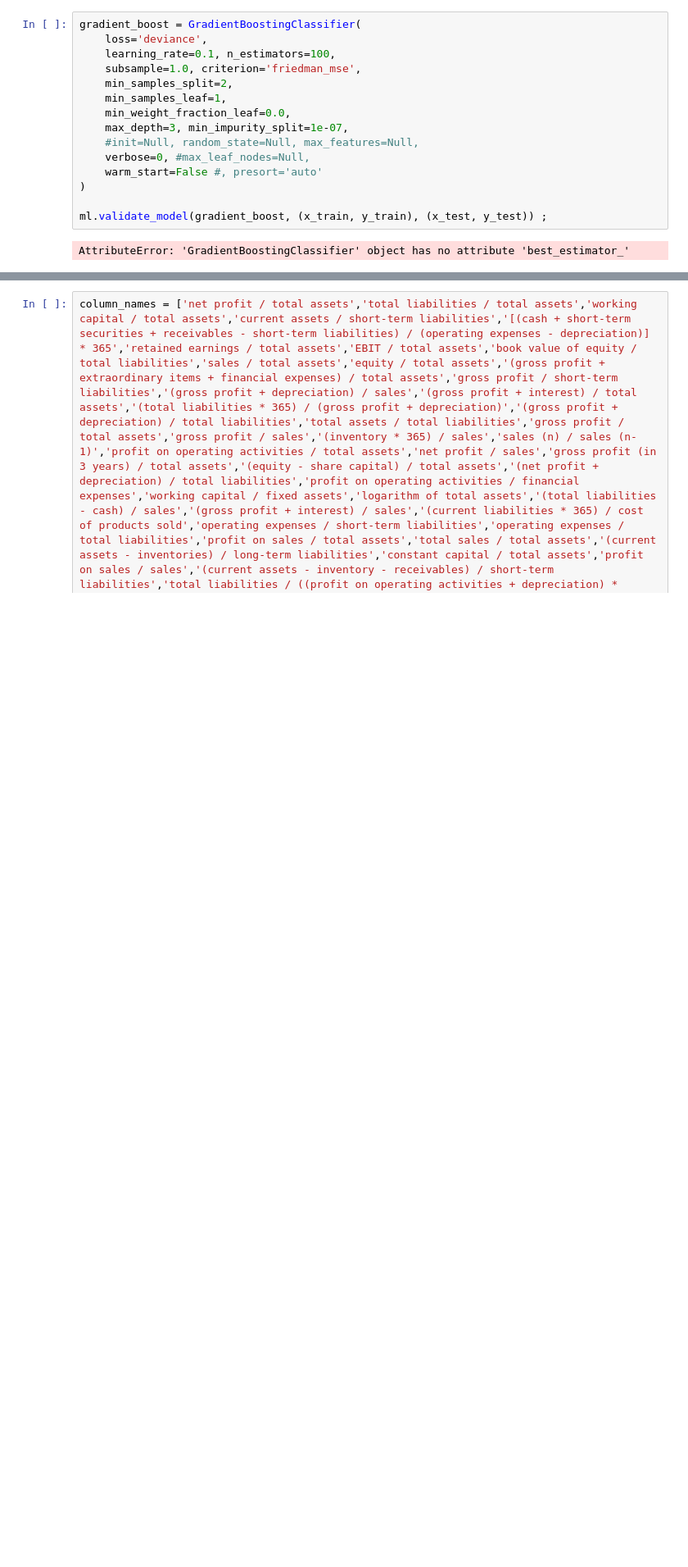
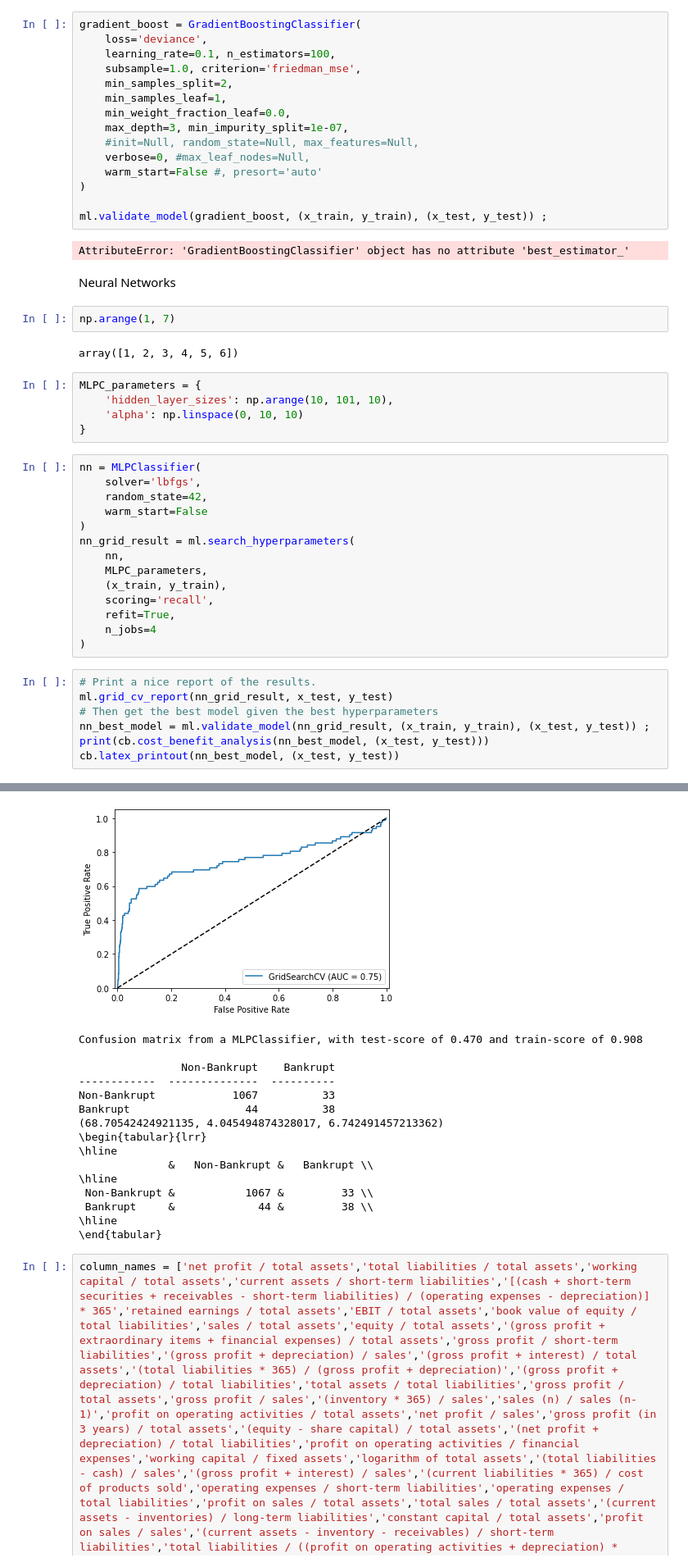
Before and after one commit to KarlTjensvoll/seminar_ml, a Jupyter notebook: code/python/karl_sandbox_2.ipynb, the cells around one changed output, grey strips where cells are left out. Shown at 82% size. Cells and saved outputs as stored; diff of their text form; blank space fills up the shorter version.

```diff
--- a/code/python/karl_sandbox_2.ipynb
+++ b/code/python/karl_sandbox_2.ipynb
@@ -231,3 +253,36 @@ gradient_boost = GradientBoostingClassifier(
 ml.validate_model(gradient_boost, (x_train, y_train), (x_test, y_test)) ;
 # %% [output]
 AttributeError: 'GradientBoostingClassifier' object has no attribute 'best_estimator_'
+# %% [markdown]
+Neural Networks
+# %%
+np.arange(1, 7)
+# %% [output]
+array([1, 2, 3, 4, 5, 6])
+# %%
+MLPC_parameters = {
+    'hidden_layer_sizes': np.arange(10, 101, 10),
+    'alpha': np.linspace(0, 10, 10)
+}
+# %%
+nn = MLPClassifier(
+    solver='lbfgs',
+    random_state=42,
+    warm_start=False
+)
+nn_grid_result = ml.search_hyperparameters(
+    nn,
+    MLPC_parameters,
+    (x_train, y_train),
+    scoring='recall',
+    refit=True,
+    n_jobs=4
+)
+# %%
+# Print a nice report of the results.
+ml.grid_cv_report(nn_grid_result, x_test, y_test)
+# Then get the best model given the best hyperparameters
+nn_best_model = ml.validate_model(nn_grid_result, (x_train, y_train), (x_test, y_test)) ;
+print(cb.cost_benefit_analysis(nn_best_model, (x_test, y_test)))
+cb.latex_printout(nn_best_model, (x_test, y_test))
+# %% [output]
@@ -234 +306,17 @@ AttributeError: 'GradientBoostingClassifier' object has no attribute 'best_estim
+[figure, added]
+Confusion matrix from a MLPClassifier, with test-score of 0.470 and train-score of 0.908
+
+                Non-Bankrupt    Bankrupt
+------------  --------------  ----------
+Non-Bankrupt            1067          33
+Bankrupt                  44          38
+(68.70542424921135, 4.045494874328017, 6.742491457213362)
+\begin{tabular}{lrr}
+\hline
+              &   Non-Bankrupt &   Bankrupt \\
+\hline
+ Non-Bankrupt &           1067 &         33 \\
+ Bankrupt     &             44 &         38 \\
+\hline
+\end{tabular}
 # %%
```
Also changed, not shown: parts of 13 cells of this notebook, 1 other file.
